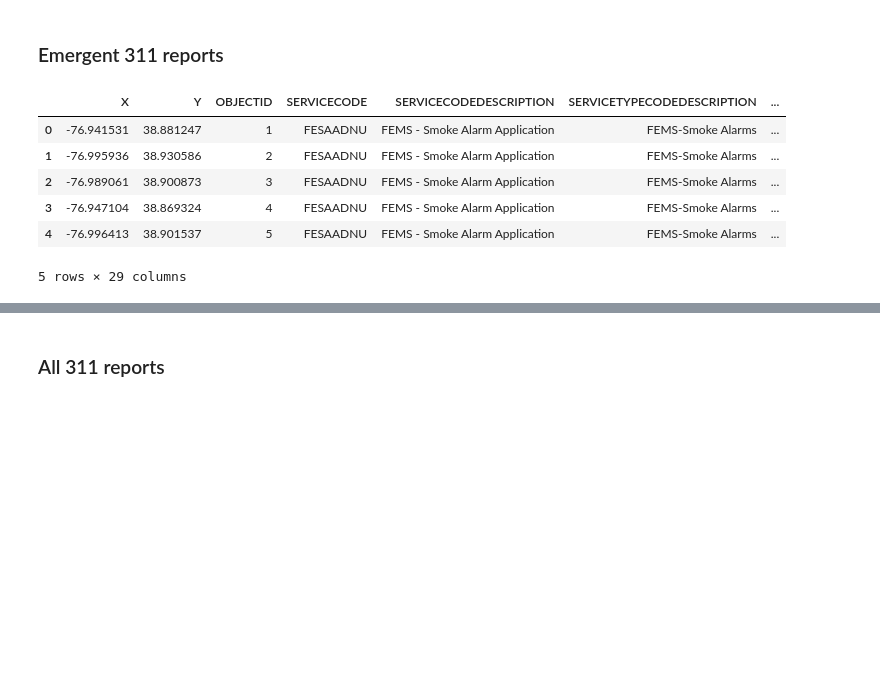
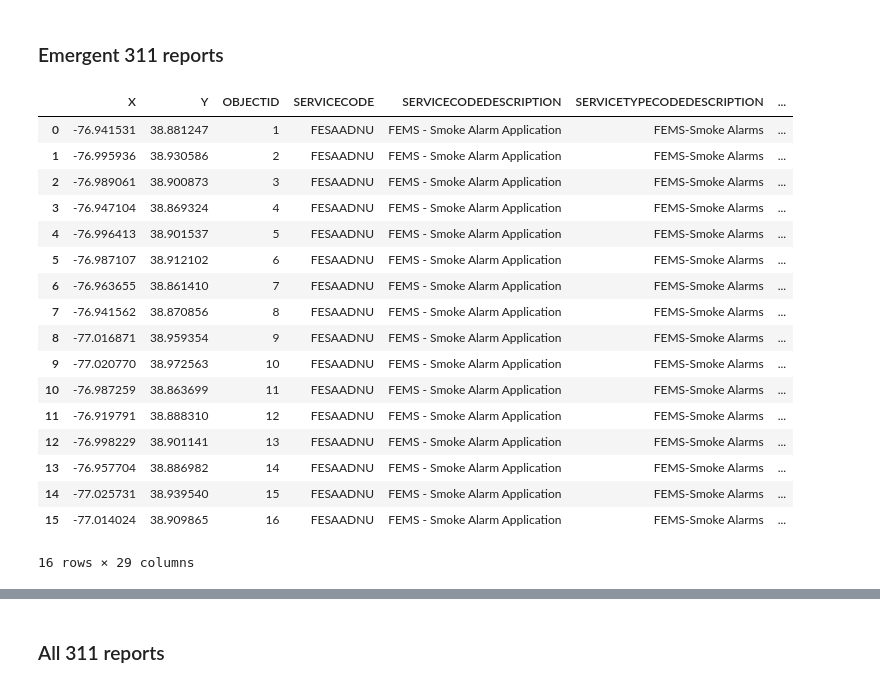
Before and after one commit to gmu-cil/DMV-311, a Jupyter notebook: src/EM_data_stat.ipynb, the cells around one changed output, grey strips where cells are left out. Cells and saved outputs as stored; diff of their text form; code cells hidden in the pictures; blank space fills up the shorter version.

```diff
--- a/src/EM_data_stat.ipynb
+++ b/src/EM_data_stat.ipynb
@@ -21,12 +18,23 @@ em_df, nonEM_df = read_data()
 # %% [markdown]
 ### Emergent 311 reports
-# %%
-em_df[0:5]
-# %% [output]
-|  | X | Y | OBJECTID | SERVICECODE | SERVICECODEDESCRIPTION | SERVICETYPECODEDESCRIPTION | ... |
-| 0 | -76.941531 | 38.881247 | 1 | FESAADNU | FEMS - Smoke Alarm Application | FEMS-Smoke Alarms | ... |
-| 1 | -76.995936 | 38.930586 | 2 | FESAADNU | FEMS - Smoke Alarm Application | FEMS-Smoke Alarms | ... |
-| 2 | -76.989061 | 38.900873 | 3 | FESAADNU | FEMS - Smoke Alarm Application | FEMS-Smoke Alarms | ... |
-| 3 | -76.947104 | 38.869324 | 4 | FESAADNU | FEMS - Smoke Alarm Application | FEMS-Smoke Alarms | ... |
-| 4 | -76.996413 | 38.901537 | 5 | FESAADNU | FEMS - Smoke Alarm Application | FEMS-Smoke Alarms | ... |
-5 rows × 29 columns
+# %%
+em_df_2021
+# %% [output]
+|  | X | Y | OBJECTID | SERVICECODE | SERVICECODEDESCRIPTION | SERVICETYPECODEDESCRIPTION | ... |
+| 0 | -76.941531 | 38.881247 | 1 | FESAADNU | FEMS - Smoke Alarm Application | FEMS-Smoke Alarms | ... |
+| 1 | -76.995936 | 38.930586 | 2 | FESAADNU | FEMS - Smoke Alarm Application | FEMS-Smoke Alarms | ... |
+| 2 | -76.989061 | 38.900873 | 3 | FESAADNU | FEMS - Smoke Alarm Application | FEMS-Smoke Alarms | ... |
+| 3 | -76.947104 | 38.869324 | 4 | FESAADNU | FEMS - Smoke Alarm Application | FEMS-Smoke Alarms | ... |
+| 4 | -76.996413 | 38.901537 | 5 | FESAADNU | FEMS - Smoke Alarm Application | FEMS-Smoke Alarms | ... |
+| 5 | -76.987107 | 38.912102 | 6 | FESAADNU | FEMS - Smoke Alarm Application | FEMS-Smoke Alarms | ... |
+| 6 | -76.963655 | 38.861410 | 7 | FESAADNU | FEMS - Smoke Alarm Application | FEMS-Smoke Alarms | ... |
+| 7 | -76.941562 | 38.870856 | 8 | FESAADNU | FEMS - Smoke Alarm Application | FEMS-Smoke Alarms | ... |
+| 8 | -77.016871 | 38.959354 | 9 | FESAADNU | FEMS - Smoke Alarm Application | FEMS-Smoke Alarms | ... |
+| 9 | -77.020770 | 38.972563 | 10 | FESAADNU | FEMS - Smoke Alarm Application | FEMS-Smoke Alarms | ... |
+| 10 | -76.987259 | 38.863699 | 11 | FESAADNU | FEMS - Smoke Alarm Application | FEMS-Smoke Alarms | ... |
+| 11 | -76.919791 | 38.888310 | 12 | FESAADNU | FEMS - Smoke Alarm Application | FEMS-Smoke Alarms | ... |
+| 12 | -76.998229 | 38.901141 | 13 | FESAADNU | FEMS - Smoke Alarm Application | FEMS-Smoke Alarms | ... |
+| 13 | -76.957704 | 38.886982 | 14 | FESAADNU | FEMS - Smoke Alarm Application | FEMS-Smoke Alarms | ... |
+| 14 | -77.025731 | 38.939540 | 15 | FESAADNU | FEMS - Smoke Alarm Application | FEMS-Smoke Alarms | ... |
+| 15 | -77.014024 | 38.909865 | 16 | FESAADNU | FEMS - Smoke Alarm Application | FEMS-Smoke Alarms | ... |
+16 rows × 29 columns
```
Also changed, not shown: parts of 18 cells of this notebook, 1 other file.
